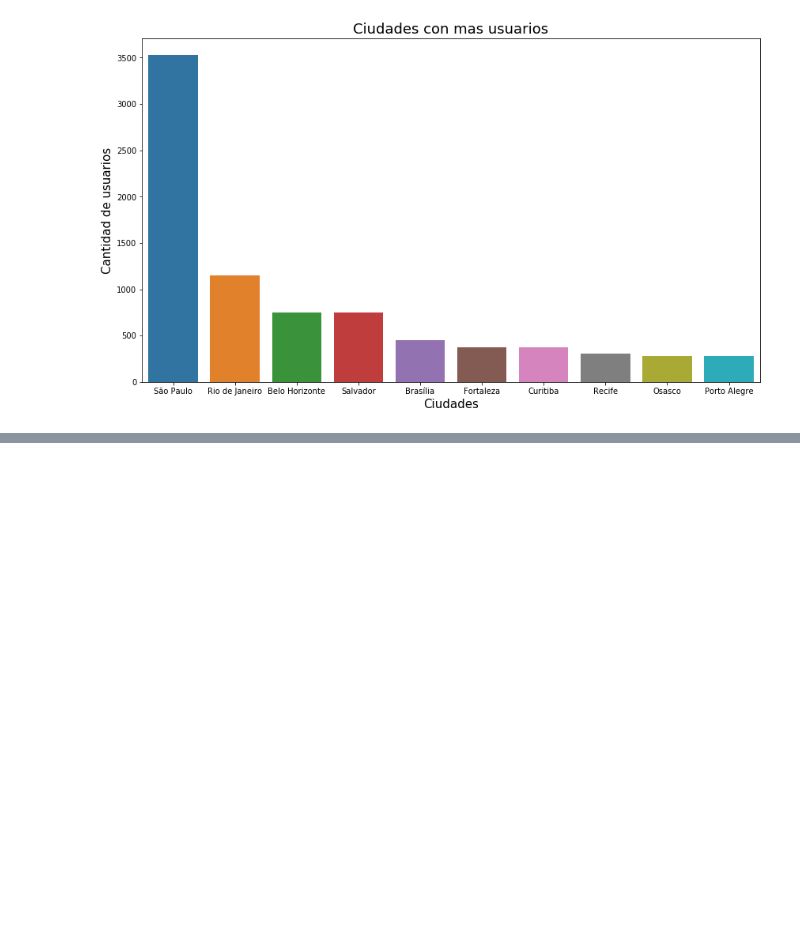
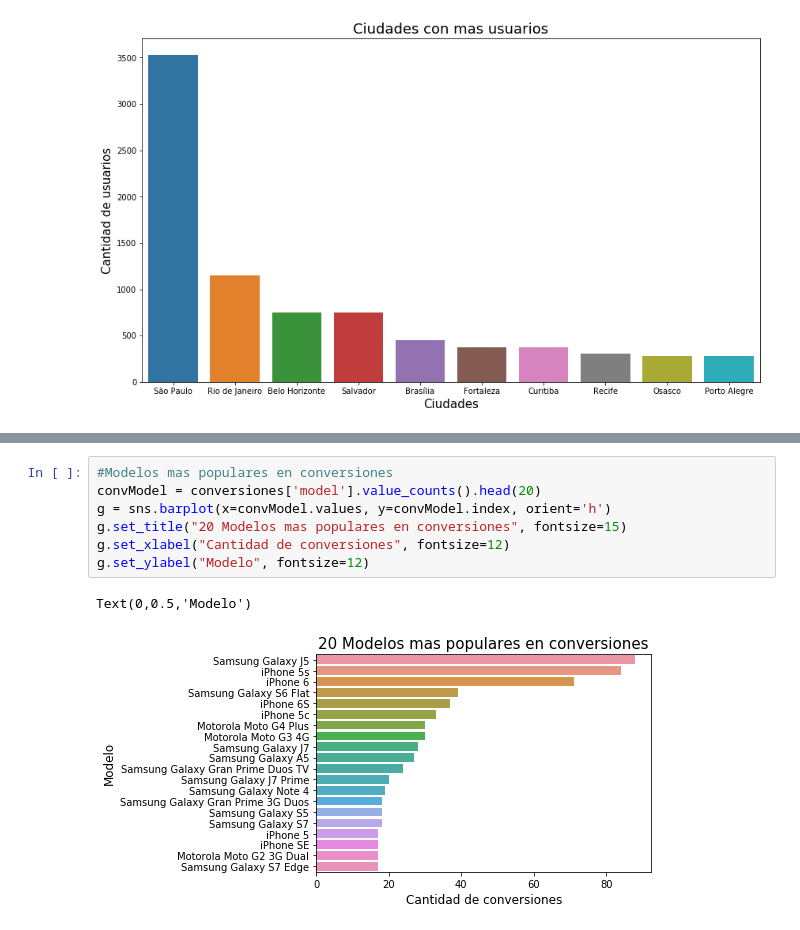
Before and after one commit to IgnacioKomar/OrganizacionDeDatos, a Jupyter notebook: TP1.ipynb, the cells around one changed output, grey strips where cells are left out. Drawn from its saved outputs; the diff is of its cells as text; blank space fills up the shorter version.

```diff
--- a/TP1.ipynb
+++ b/TP1.ipynb
@@ -87,0 +124,10 @@ Text(0,0.5,'Cantidad de usuarios')
+# %%
+#Modelos mas populares en conversiones
+convModel = conversiones['model'].value_counts().head(20)
+g = sns.barplot(x=convModel.values, y=convModel.index, orient='h')
+g.set_title("20 Modelos mas populares en conversiones", fontsize=15)
+g.set_xlabel("Cantidad de conversiones", fontsize=12)
+g.set_ylabel("Modelo", fontsize=12)
+# %% [output]
+Text(0,0.5,'Modelo')
+[figure, added]
```
Also changed, not shown: parts of 8 cells of this notebook.
